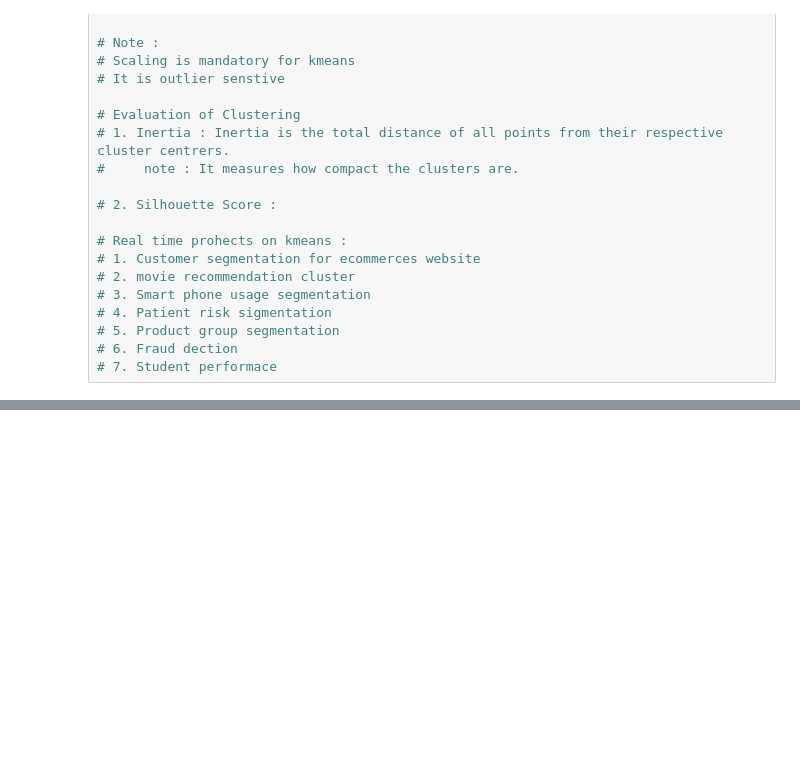
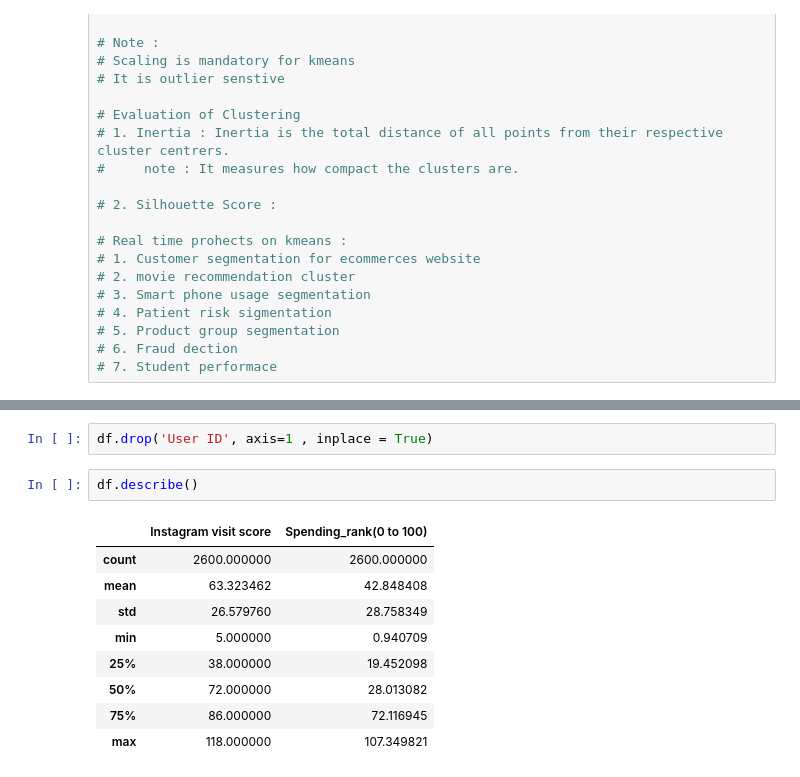
Before and after one commit to Sri-Harsha-ka/TekWorkWeeklyTasks, a Jupyter notebook: HS5_UnsupervisedLearning/KMeans.ipynb, the cells around one changed output, grey strips where cells are left out. Drawn from its saved outputs; the diff is of its cells as text; blank space fills up the shorter version.

```diff
--- a/HS5_UnsupervisedLearning/KMeans.ipynb
+++ b/HS5_UnsupervisedLearning/KMeans.ipynb
@@ -47,0 +72,14 @@ import numpy as np
+# %%
+df.drop('User ID', axis=1 , inplace = True)
+# %%
+df.describe()
+# %% [output]
+|  | Instagram visit score | Spending_rank(0 to 100) |
+| count | 2600.000000 | 2600.000000 |
+| mean | 63.323462 | 42.848408 |
+| std | 26.579760 | 28.758349 |
+| min | 5.000000 | 0.940709 |
+| 25% | 38.000000 | 19.452098 |
+| 50% | 72.000000 | 28.013082 |
+| 75% | 86.000000 | 72.116945 |
+| max | 118.000000 | 107.349821 |
```
Also changed, not shown: parts of 12 cells of this notebook.
